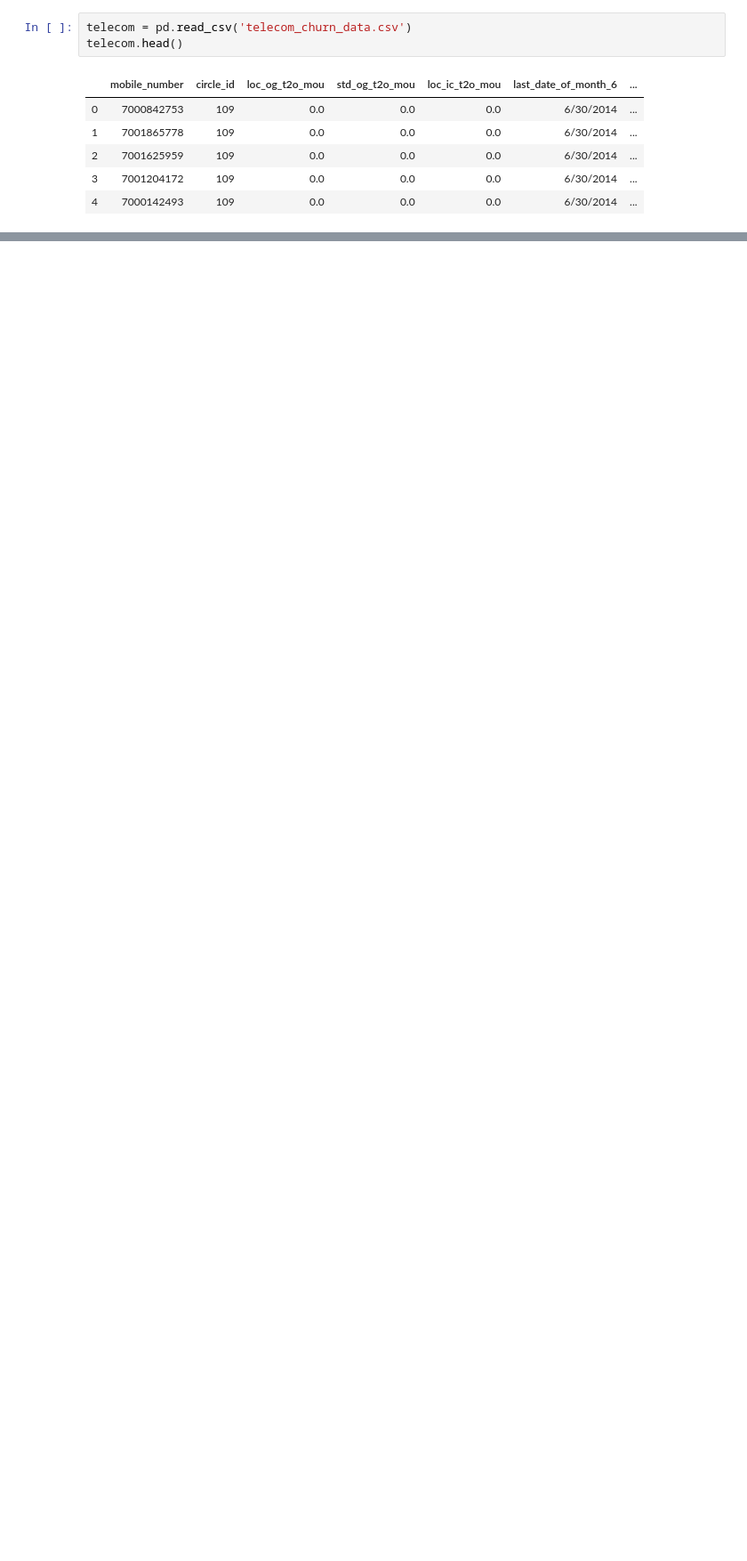
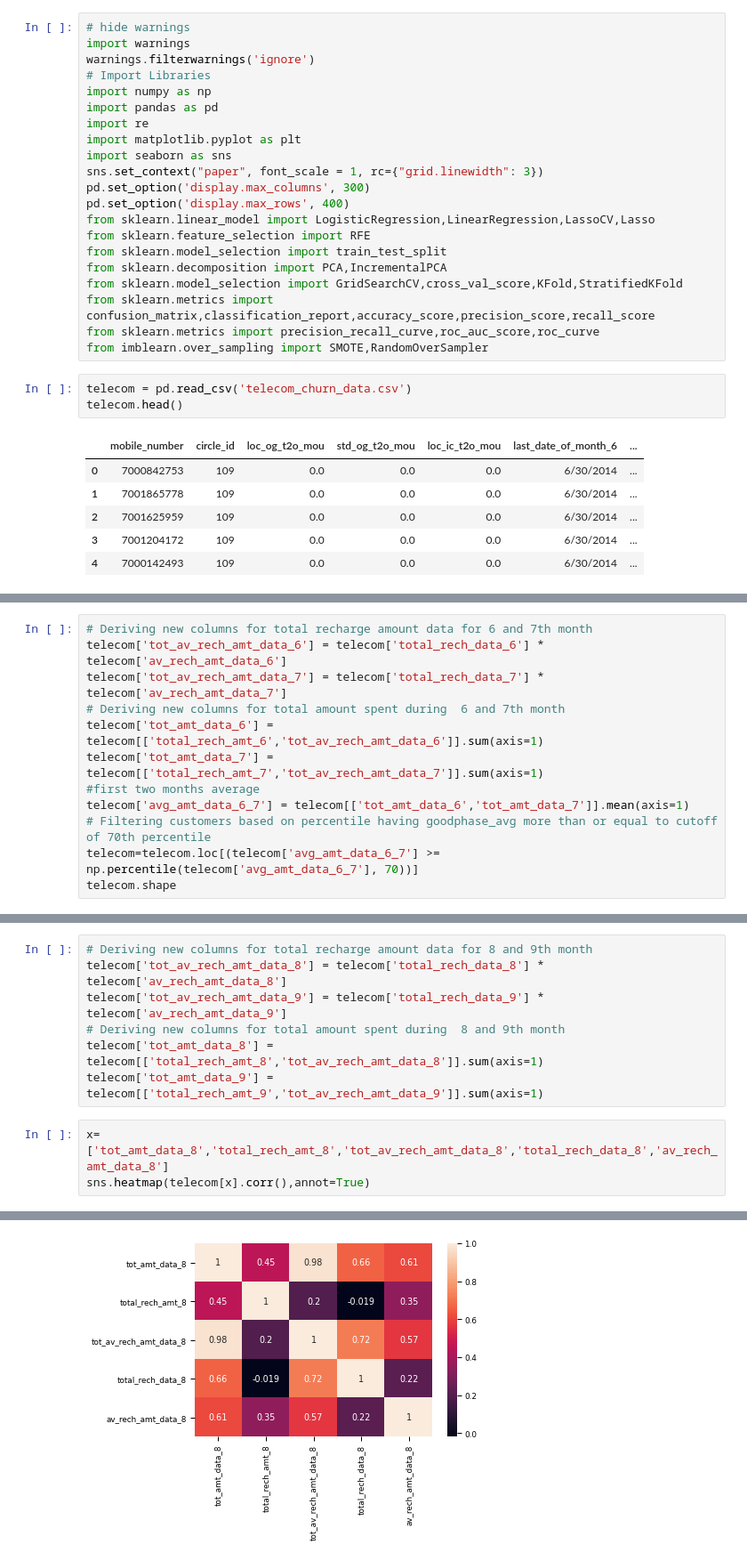
Before and after one commit to nveenkumr/TelecomChurn-ML, a Jupyter notebook: TelecomChurn-MLCaseStudy.ipynb, the cells around one changed output, grey strips where cells are left out. Shown at 89% size. Saved outputs shown, nothing was run; the diff lists cells and outputs as text; blank space fills up the shorter version.

```diff
--- a/TelecomChurn-MLCaseStudy.ipynb
+++ b/TelecomChurn-MLCaseStudy.ipynb
@@ -13,3 +1,24 @@ pd.set_option('display.max_rows', 400)
+# %%
+# hide warnings
+import warnings
+warnings.filterwarnings('ignore')
+# Import Libraries
+import numpy as np
+import pandas as pd
+import re
+import matplotlib.pyplot as plt
+import seaborn as sns
+sns.set_context("paper", font_scale = 1, rc={"grid.linewidth": 3})
+pd.set_option('display.max_columns', 300)
+pd.set_option('display.max_rows', 400)
+from sklearn.linear_model import LogisticRegression,LinearRegression,LassoCV,Lasso
+from sklearn.feature_selection import RFE
+from sklearn.model_selection import train_test_split
+from sklearn.decomposition import PCA,IncrementalPCA
+from sklearn.model_selection import GridSearchCV,cross_val_score,KFold,StratifiedKFold
+from sklearn.metrics import confusion_matrix,classification_report,accuracy_score,precision_score,recall_score
+from sklearn.metrics import precision_recall_curve,roc_auc_score,roc_curve
+from imblearn.over_sampling import SMOTE,RandomOverSampler
 # %%
 telecom = pd.read_csv('telecom_churn_data.csv')
 telecom.head()
@@ -233,0 +176,12 @@ include_cols
+# %%
+# Deriving new columns for total recharge amount data for 6 and 7th month
+telecom['tot_av_rech_amt_data_6'] = telecom['total_rech_data_6'] * telecom['av_rech_amt_data_6']
+telecom['tot_av_rech_amt_data_7'] = telecom['total_rech_data_7'] * telecom['av_rech_amt_data_7']
+# Deriving new columns for total amount spent during  6 and 7th month
+telecom['tot_amt_data_6'] = telecom[['total_rech_amt_6','tot_av_rech_amt_data_6']].sum(axis=1)
+telecom['tot_amt_data_7'] = telecom[['total_rech_amt_7','tot_av_rech_amt_data_7']].sum(axis=1)
+#first two months average
+telecom['avg_amt_data_6_7'] = telecom[['tot_amt_data_6','tot_amt_data_7']].mean(axis=1)
+# Filtering customers based on percentile having goodphase_avg more than or equal to cutoff of 70th percentile
+telecom=telecom.loc[(telecom['avg_amt_data_6_7'] >= np.percentile(telecom['avg_amt_data_6_7'], 70))]
+telecom.shape
@@ -233,0 +192,11 @@ include_cols
+# %%
+# Deriving new columns for total recharge amount data for 8 and 9th month
+telecom['tot_av_rech_amt_data_8'] = telecom['total_rech_data_8'] * telecom['av_rech_amt_data_8']
+telecom['tot_av_rech_amt_data_9'] = telecom['total_rech_data_9'] * telecom['av_rech_amt_data_9']
+# Deriving new columns for total amount spent during  8 and 9th month
+telecom['tot_amt_data_8'] = telecom[['total_rech_amt_8','tot_av_rech_amt_data_8']].sum(axis=1)
+telecom['tot_amt_data_9'] = telecom[['total_rech_amt_9','tot_av_rech_amt_data_9']].sum(axis=1)
+# %%
+x=['tot_amt_data_8','total_rech_amt_8','tot_av_rech_amt_data_8','total_rech_data_8','av_rech_amt_data_8']
+sns.heatmap(telecom[x].corr(),annot=True)
+# %% [output]
@@ -233,0 +204 @@ include_cols
+[figure, added]
```
Also changed, not shown: parts of 45 cells of this notebook.
